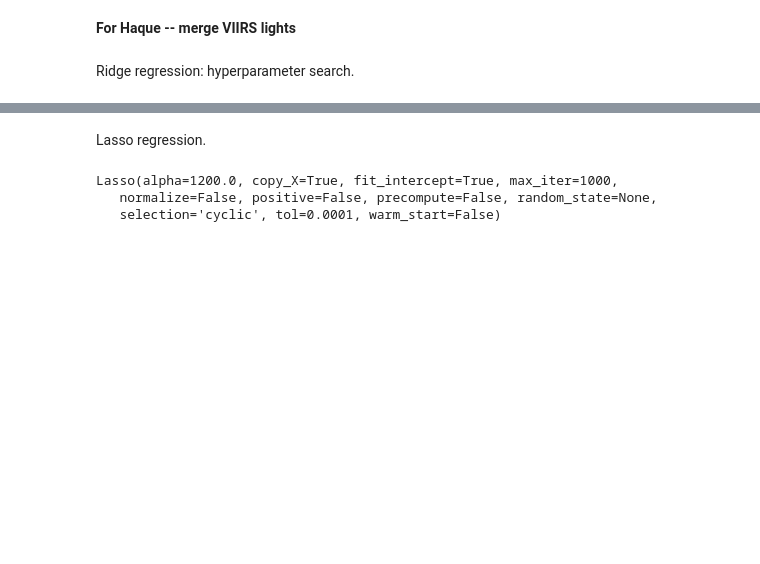
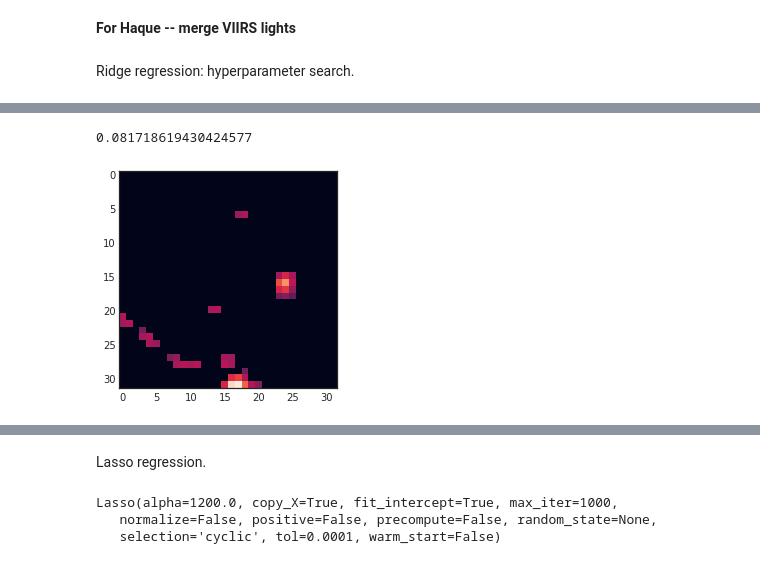
Before and after one commit to chrisyeh96/india-poverty, a Jupyter notebook: baselines/baselines.ipynb, the cells around one changed output, grey strips where cells are left out. Cells and saved outputs as stored; diff of their text form; code cells hidden in the pictures; blank space fills up the shorter version.

```diff
--- a/baselines/baselines.ipynb
+++ b/baselines/baselines.ipynb
@@ -578,0 +634,8 @@ Text(0.5,0,'$\\alpha$ [log scale]')
+# %%
+X.iloc[:,259].corr(Y["totexp_m_pc"])
+# %% [output]
+0.081718619430424577
+# %%
+visualize_viirs(90.164444, 22.477500)
+# %% [output]
+[figure, added]
```
Also changed, not shown: parts of 62 cells of this notebook.
